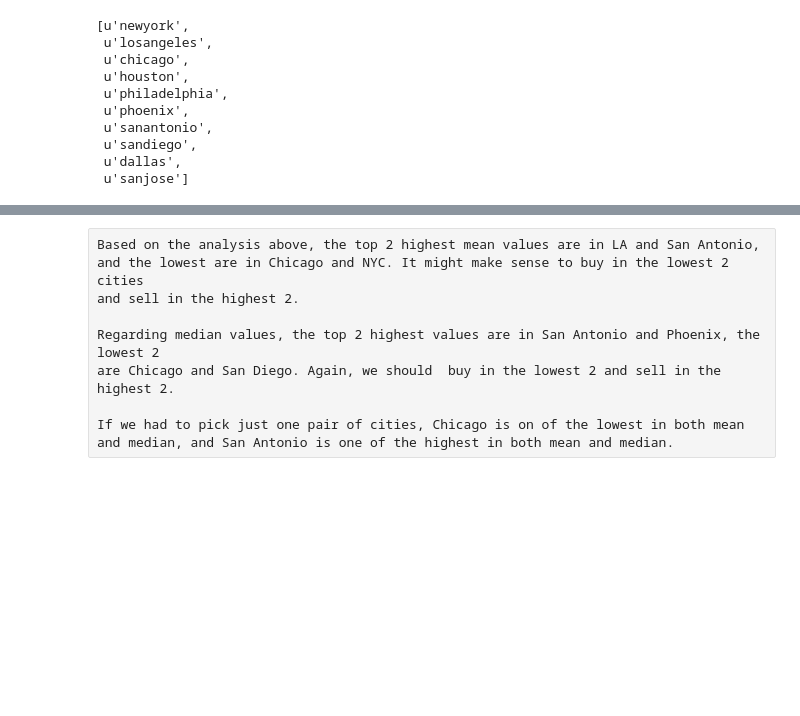
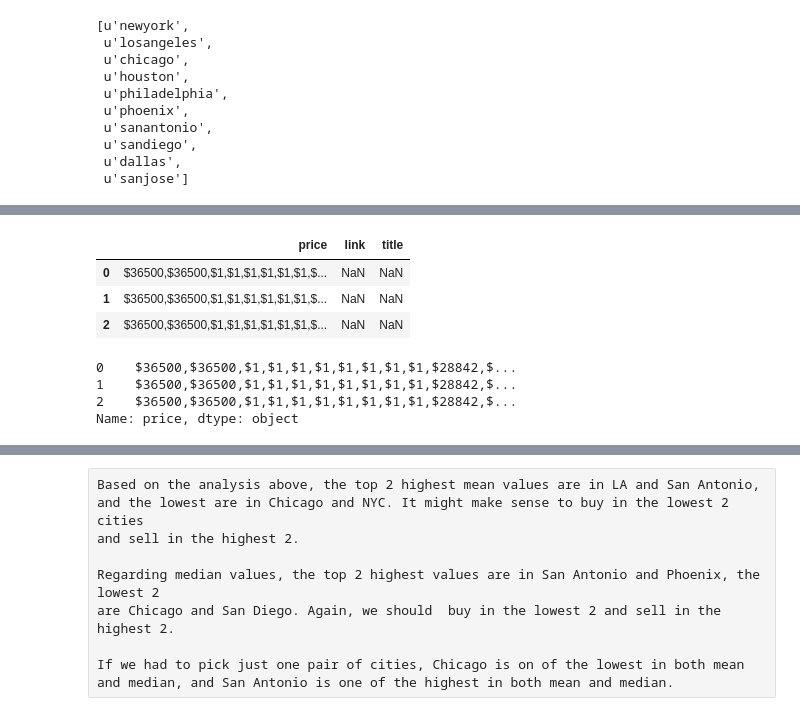
Before and after one commit to ocj137/DSI-SF-2-ocjacob, a Jupyter notebook: week06/project-6-scrape_rv_starter.ipynb, the cells around one changed output, grey strips where cells are left out. Drawn from its saved outputs; the diff is of its cells as text; code cells hidden in the pictures; blank space fills up the shorter version.

Commit message:
final version of project, plus .csv file, craiglist py file

```diff
--- a/week06/project-6-scrape_rv_starter.ipynb
+++ b/week06/project-6-scrape_rv_starter.ipynb
@@ -272,3 +281,20 @@ res3
+# %%
+rv_cl_data = pd.read_csv('rv_craiglist.csv')
+# %%
+rv_cl_data.head(3)
+# %% [output]
+|  | price | link | title |
+| 0 | $36500,$36500,$1,$1,$1,$1,$1,$1,$... | NaN | NaN |
+| 1 | $36500,$36500,$1,$1,$1,$1,$1,$1,$... | NaN | NaN |
+| 2 | $36500,$36500,$1,$1,$1,$1,$1,$1,$... | NaN | NaN |
+# %%
+rv_cl_price = rv_cl_data['price']
+rv_cl_price.head(3)
+# %% [output]
+0    $36500,$36500,$1,$1,$1,$1,$1,$1,$1,$1,$28842,$...
+1    $36500,$36500,$1,$1,$1,$1,$1,$1,$1,$1,$28842,$...
+2    $36500,$36500,$1,$1,$1,$1,$1,$1,$1,$1,$28842,$...
+Name: price, dtype: object
 # %% [markdown]
 <img src="http://imgur.com/l5NasQj.png" style="float: left; margin: 25px 15px 0px 0px; height: 25px">
 
```
Also changed, not shown: parts of 13 cells of this notebook, 2 other files.
